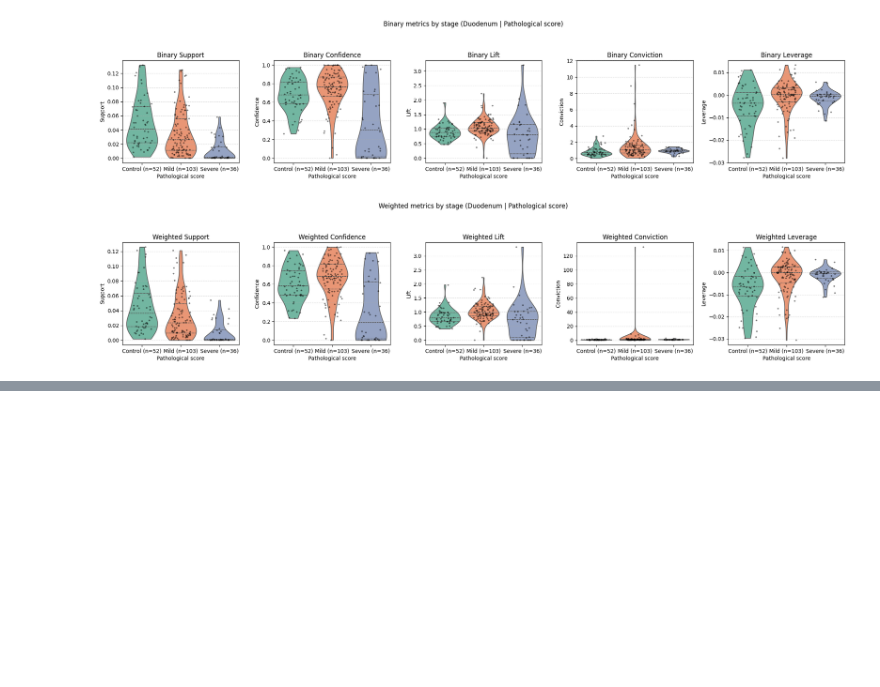
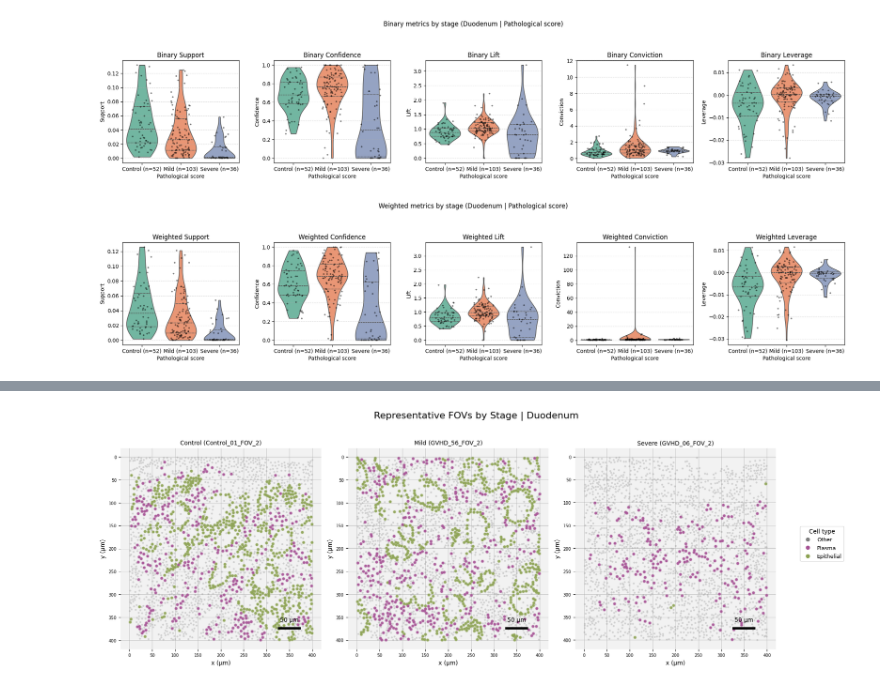
Before and after one commit to rachelbronerHU/bio-association-rule-mining-and-correlation, a Jupyter notebook: visualization/notebooks/investigate_plasma_rule.ipynb, the cells around one changed output, grey strips where cells are left out. Drawn from its saved outputs; the diff is of its cells as text; code cells hidden in the pictures; blank space fills up the shorter version.

```diff
--- a/visualization/notebooks/investigate_plasma_rule.ipynb
+++ b/visualization/notebooks/investigate_plasma_rule.ipynb
@@ -703,0 +857,42 @@ Visualizing Representative FOV: GVHD_06_FOV_2 (231 matching antecedent cells)
+# %%
+import random
+
+ORGAN_TO_VISUALIZE = 'Duodenum' # Change to 'Duodenum' as needed
+
+def get_max_target_fov(fov_list):
+    max_count = -1
+    best_fov = None
+    for fov in fov_list:
+        # Count target antecedent cells
+        count = sum(df_cells[df_cells['fov'] == fov]['cell type'] == ANTECEDENT_BASE)
+        if count > max_count:
+            max_count = count
+            best_fov = fov
+    return best_fov, max_count
+
+def get_random_fov(fov_list, exclude_fov):
+    valid_fovs = [f for f in fov_list if f != exclude_fov]
+    return random.choice(valid_fovs) if valid_fovs else exclude_fov
+
+if ORGAN_TO_VISUALIZE == 'Colon':
+    lists = [colon_control_fovs, colon_mild_fovs, colon_severe_fovs]
+else:
+    lists = [duodenum_control_fovs, duodenum_mild_fovs, duodenum_severe_fovs]
+
+stages = ['Control', 'Mild', 'Severe']
+rep_fovs = {}
+rand_fovs = {}
+
+for stage, flist in zip(stages, lists):
+    # Filter out 'S_' FOVs for Control stage to avoid structurally distinct controls
+    if stage == 'Control':
+        flist = [f for f in flist if not str(f).startswith('S_')]
+
+    best_fov, _ = get_max_target_fov(flist)
+    rep_fovs[stage] = best_fov
+    rand_fovs[stage] = get_random_fov(flist, best_fov)
+
+print("Representative FOVs:")
+for stage, fov in rep_fovs.items(): print(f"  {stage}: {fov}")
+print("\nRandom FOVs:")
+for stage, fov in rand_fovs.items(): print(f"  {stage}: {fov}")
@@ -703,0 +909,4 @@ Visualizing Representative FOV: GVHD_06_FOV_2 (231 matching antecedent cells)
+# %%
+plot_stage_fovs_side_by_side(ORGAN_TO_VISUALIZE, rep_fovs, "Representative")
+# %% [output]
+[figure, added]
```
Also changed, not shown: parts of 6 cells of this notebook, 1 other file.
